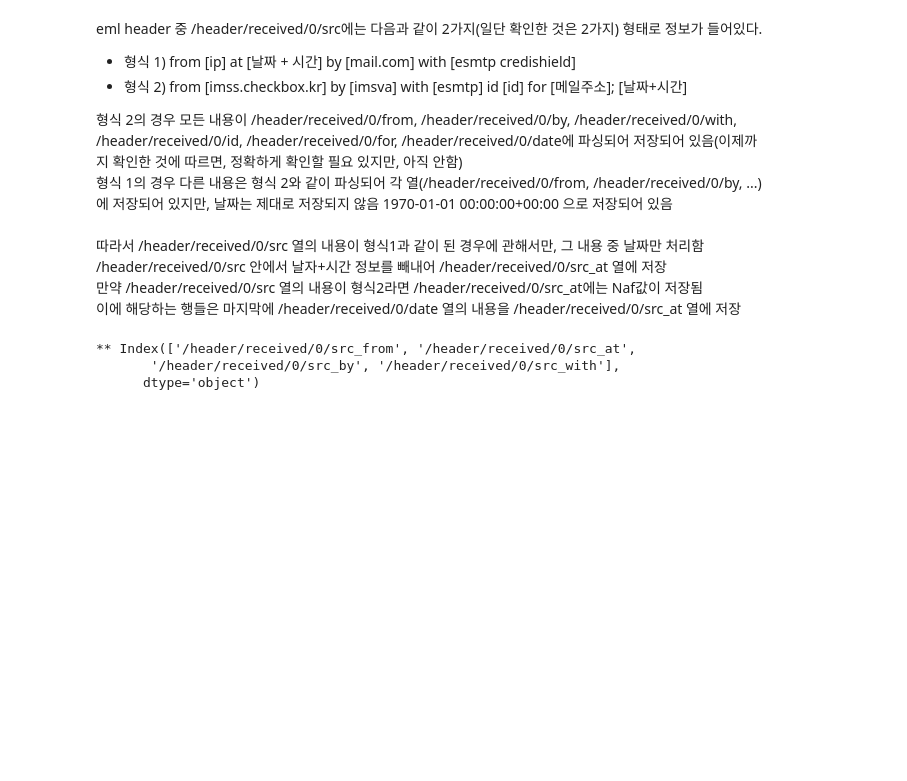
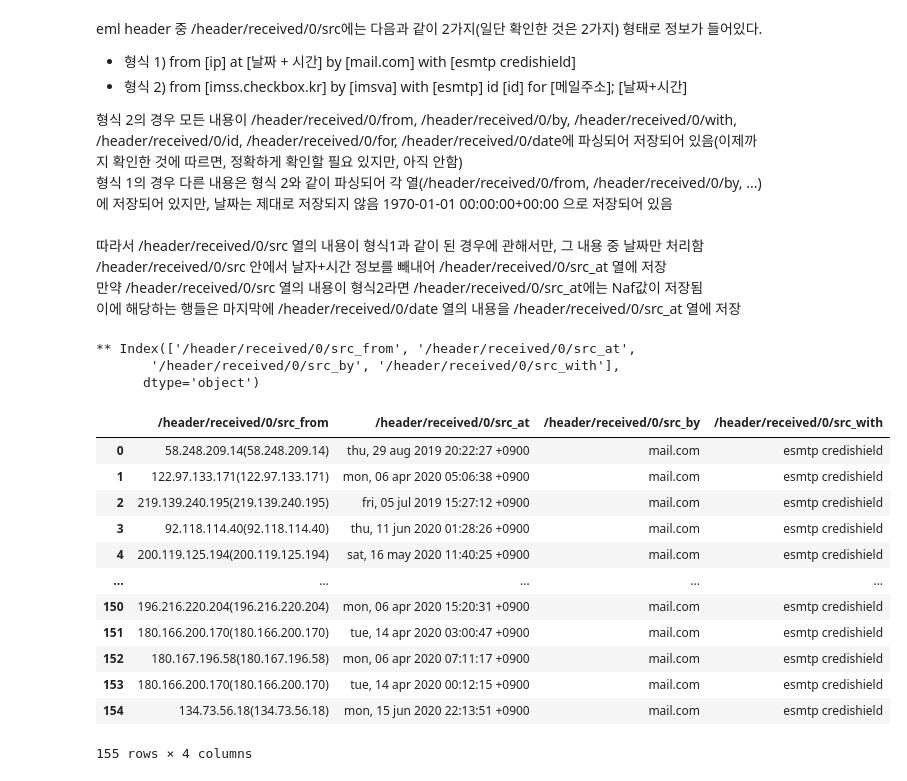
Before and after one commit to davin0130/AIDLE, a Jupyter notebook: code/split_date_from_src.ipynb, the cells around one changed output. Saved outputs shown, nothing was run; the diff lists cells and outputs as text; code cells hidden in the pictures; blank space fills up the shorter version.

```diff
--- a/code/split_date_from_src.ipynb
+++ b/code/split_date_from_src.ipynb
@@ -16,7 +16,7 @@ import numpy as np
 import pandas as pd
 import datetime
 # %%
-eml_df = pd.read_csv('../../test.csv') # 이전에 파싱하여 만든 csv 파일 읽어오기
+eml_df = pd.read_csv('../../parsed_eml_1.csv') # 이전에 파싱하여 만든 csv 파일 읽어오기
 # %%
 # '/header/received/0'로 시작하는 열이름 저장
 # '/header/received/0/src는 check_src_columns에 저장
@@ -79,5 +79,21 @@ splited_df = split_src(check_src_columns, check_src_df)
 ** Index(['/header/received/0/src_from', '/header/received/0/src_at',
        '/header/received/0/src_by', '/header/received/0/src_with'],
       dtype='object')
+# %%
+splited_df
+# %% [output]
+|  | /header/received/0/src_from | /header/received/0/src_at | /header/received/0/src_by | /header/received/0/src_with |
+| 0 | 58.248.209.14(58.248.209.14) | thu, 29 aug 2019 20:22:27 +0900 | mail.com | esmtp credishield |
+| 1 | 122.97.133.171(122.97.133.171) | mon, 06 apr 2020 05:06:38 +0900 | mail.com | esmtp credishield |
+| 2 | 219.139.240.195(219.139.240.195) | fri, 05 jul 2019 15:27:12 +0900 | mail.com | esmtp credishield |
+| 3 | 92.118.114.40(92.118.114.40) | thu, 11 jun 2020 01:28:26 +0900 | mail.com | esmtp credishield |
+| 4 | 200.119.125.194(200.119.125.194) | sat, 16 may 2020 11:40:25 +0900 | mail.com | esmtp credishield |
+| ... | ... | ... | ... | ... |
+| 150 | 196.216.220.204(196.216.220.204) | mon, 06 apr 2020 15:20:31 +0900 | mail.com | esmtp credishield |
+| 151 | 180.166.200.170(180.166.200.170) | tue, 14 apr 2020 03:00:47 +0900 | mail.com | esmtp credishield |
+| 152 | 180.167.196.58(180.167.196.58) | mon, 06 apr 2020 07:11:17 +0900 | mail.com | esmtp credishield |
+| 153 | 180.166.200.170(180.166.200.170) | tue, 14 apr 2020 00:12:15 +0900 | mail.com | esmtp credishield |
+| 154 | 134.73.56.18(134.73.56.18) | mon, 15 jun 2020 22:13:51 +0900 | mail.com | esmtp credishield |
+155 rows × 4 columns
 # %%
 # 날짜+시간에 관련된 내용을 뽑아 date_time_str에 저장
```
Also changed, not shown: parts of 6 cells of this notebook, 6 other files.
